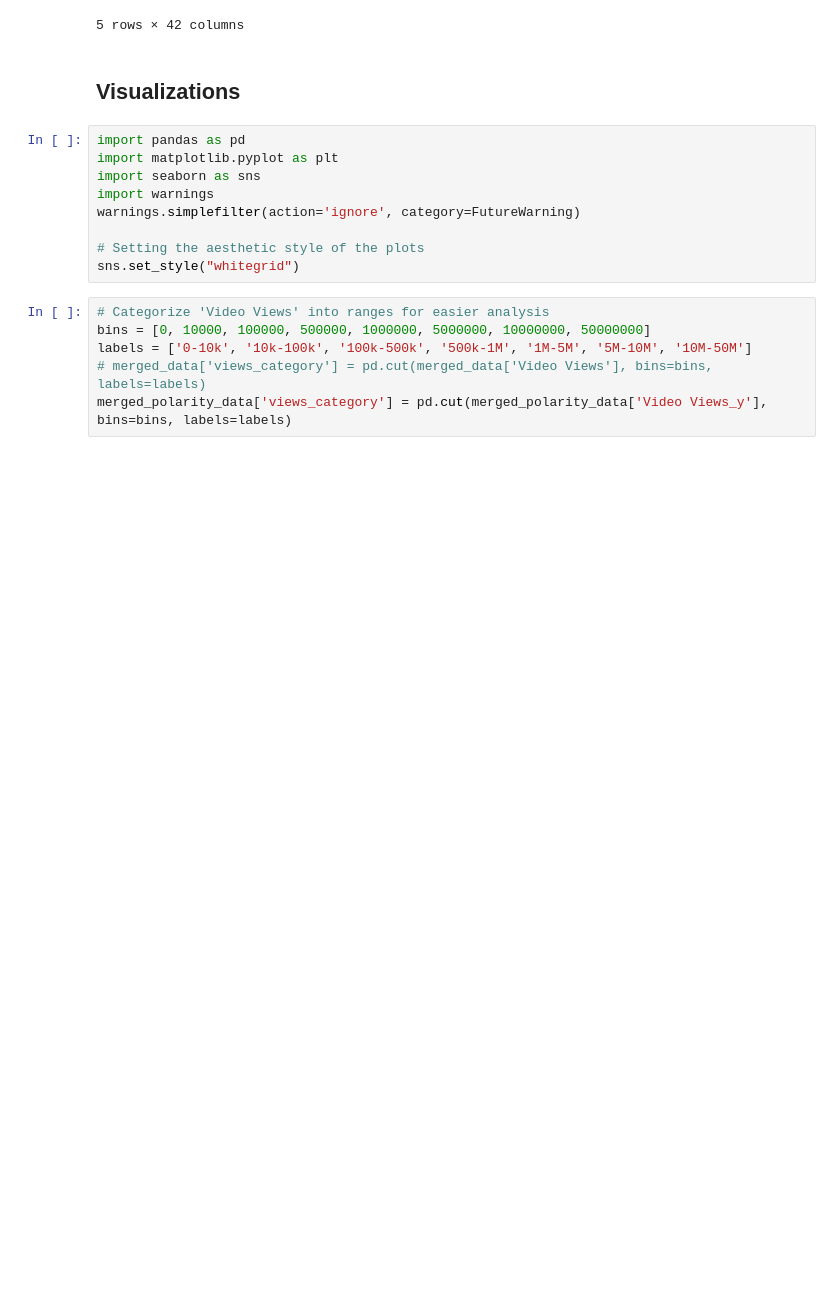
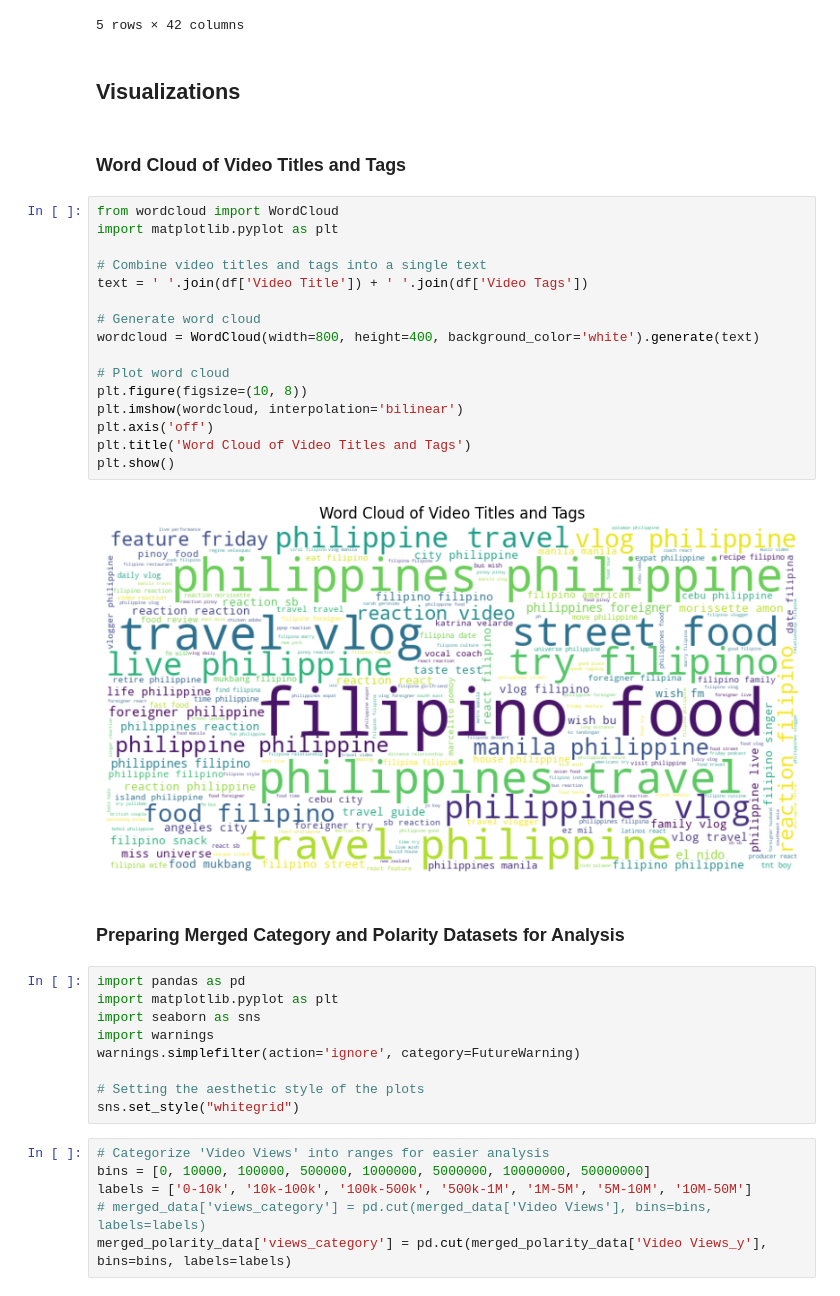
Before and after one commit to jaiiraaaaaa/thesis_EDA, a Jupyter notebook: Thesis_EDA.ipynb, the cells around one changed output. Drawn from its saved outputs; the diff is of its cells as text; blank space fills up the shorter version.

```diff
--- a/Thesis_EDA.ipynb
+++ b/Thesis_EDA.ipynb
@@ -361,6 +361,28 @@ merged_polarity_data.head(5)
 5 rows × 42 columns
 # %% [markdown]
 ## Visualizations
+# %% [markdown]
+### Word Cloud of Video Titles and Tags
+# %%
+from wordcloud import WordCloud
+import matplotlib.pyplot as plt
+
+# Combine video titles and tags into a single text
+text = ' '.join(df['Video Title']) + ' '.join(df['Video Tags'])
+
+# Generate word cloud
+wordcloud = WordCloud(width=800, height=400, background_color='white').generate(text)
+
+# Plot word cloud
+plt.figure(figsize=(10, 8))
+plt.imshow(wordcloud, interpolation='bilinear')
+plt.axis('off')
+plt.title('Word Cloud of Video Titles and Tags')
+plt.show()
+# %% [output]
+[figure, added]
+# %% [markdown]
+### Preparing Merged Category and Polarity Datasets for Analysis
 # %%
 import pandas as pd
 import matplotlib.pyplot as plt
```
Also changed, not shown: parts of 27 cells of this notebook.
